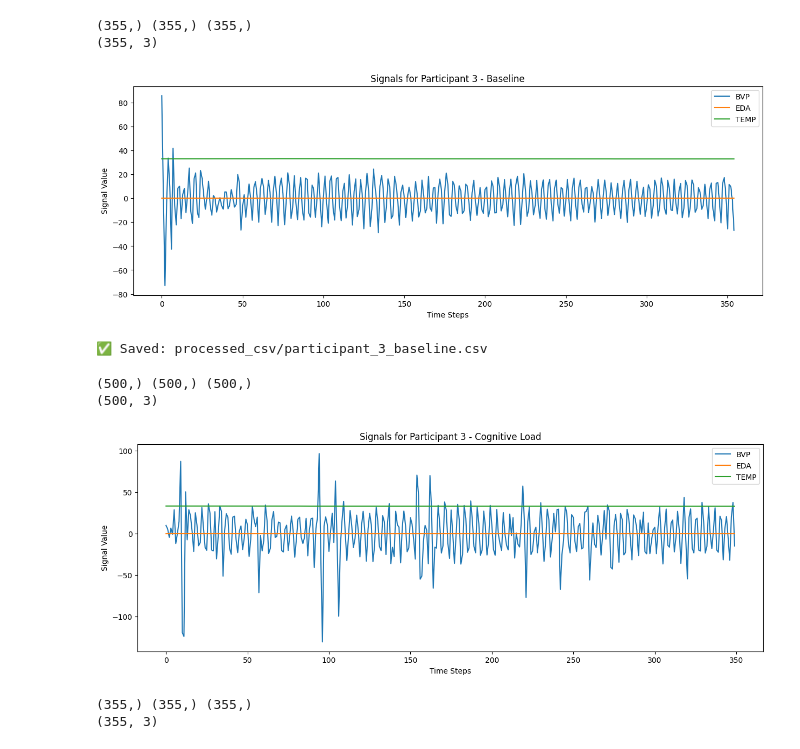
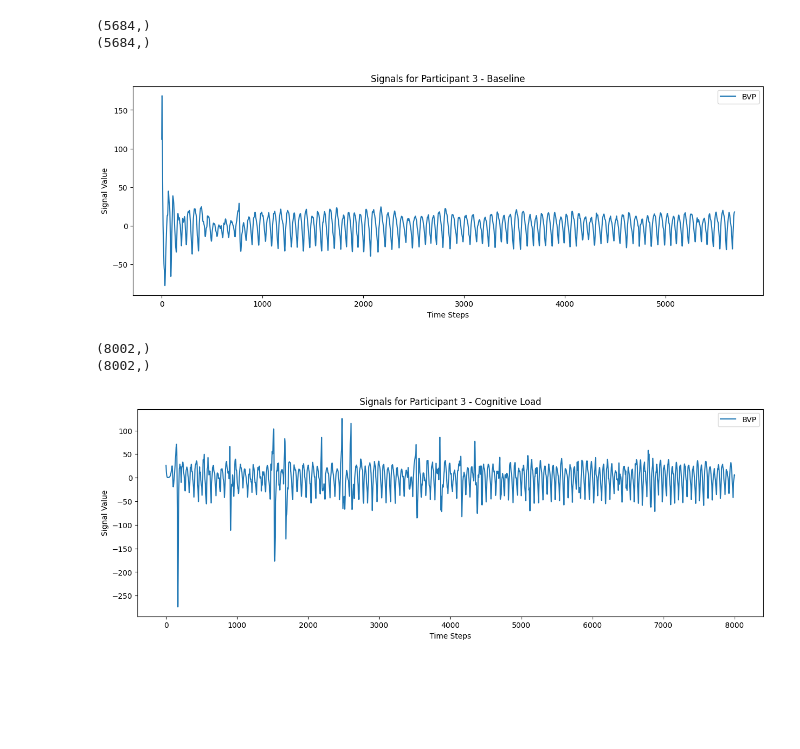
Before and after one commit to subhajitbn/CogWear, a Jupyter notebook: notebook.ipynb, the cells around one changed output. Cells and saved outputs as stored; diff of their text form; code cells hidden in the pictures; blank space fills up the shorter version.

Commit message:
Learning signal processing

```diff
--- a/notebook.ipynb
+++ b/notebook.ipynb
@@ -3,63 +3,46 @@ from signal_processing_for_participant import load_empatica_signals, save_empati
 
 import matplotlib.pyplot as plt
 # %%
-signals_b = load_empatica_signals(participant_id=3, condition='baseline')
-print(signals_b['bvp'].shape, signals_b['eda'].shape, signals_b['temp'].shape)
+signals_b = load_device_signals(participant_id=3, condition='baseline')
+print(signals_b['bvp'].shape)
 
 # To stack into a design matrix s(t) ∈ R^3:
 import numpy as np
-s_t = np.vstack([signals_b["bvp"], signals_b["eda"], signals_b["temp"]]).T
+s_t = signals_b["bvp"]
+# s_t = np.vstack([signals_b["bvp"], signals_b["eda"], signals_b["temp"]]).T
 print(s_t.shape)  # (time steps, 3)
 # %% [output]
-(355,) (355,) (355,)
-(355, 3)
+(5684,)
+(5684,)
 # %%
 plt.figure(figsize=(15, 5))
-plt.plot(s_t[:, 0], label='BVP')
-plt.plot(s_t[:, 1], label='EDA')
-plt.plot(s_t[:, 2], label='TEMP')
+plt.plot(s_t, label='BVP')
 plt.legend()
 plt.title('Signals for Participant 3 - Baseline')
 plt.xlabel('Time Steps')
 plt.ylabel('Signal Value')
 plt.show()
 # %% [output]
-[figure, old version]
+[figure, new version]
-# %%
-save_empatica_signals_to_csv(signals_b, participant_id=3, condition='baseline')
-# %% [output]
-✅ Saved: processed_csv/participant_3_baseline.csv
 # %%
-signals_c = load_empatica_signals(participant_id=3, condition='cognitive_load')
-print(signals_c['bvp'].shape, signals_c['eda'].shape, signals_c['temp'].shape)
+signals_b_c = load_device_signals(participant_id=3, condition='cognitive_load')
+print(signals_b_c['bvp'].shape)
 
 # To stack into a design matrix s(t) ∈ R^3:
 import numpy as np
-s_t_c = np.vstack([signals_c["bvp"], signals_c["eda"], signals_c["temp"]]).T
+s_t_c = signals_b_c["bvp"]
+# s_t = np.vstack([signals_b["bvp"], signals_b["eda"], signals_b["temp"]]).T
 print(s_t_c.shape)  # (time steps, 3)
 # %% [output]
-(500,) (500,) (500,)
-(500, 3)
+(8002,)
+(8002,)
 # %%
 plt.figure(figsize=(15, 5))
-plt.plot(s_t_c[:350, 0], label='BVP')
-plt.plot(s_t_c[:350, 1], label='EDA')
-plt.plot(s_t_c[:350, 2], label='TEMP')
+plt.plot(s_t_c, label='BVP')
 plt.legend()
 plt.title('Signals for Participant 3 - Cognitive Load')
 plt.xlabel('Time Steps')
 plt.ylabel('Signal Value')
 plt.show()
 # %% [output]
-[figure, old version]
+[figure, new version]
-# %%
-signals_b = load_empatica_signals(participant_id=3, condition='baseline')
-print(signals_b['bvp'].shape, signals_b['eda'].shape, signals_b['temp'].shape)
-
-# To stack into a design matrix s(t) ∈ R^3:
-import numpy as np
-s_t = np.vstack([signals_b["bvp"], signals_b["eda"], signals_b["temp"]]).T
-print(s_t.shape)  # (time steps, 3)
-# %% [output]
-(355,) (355,) (355,)
-(355, 3)
```
Also changed, not shown: parts of 1 cell of this notebook, 54 other files.
